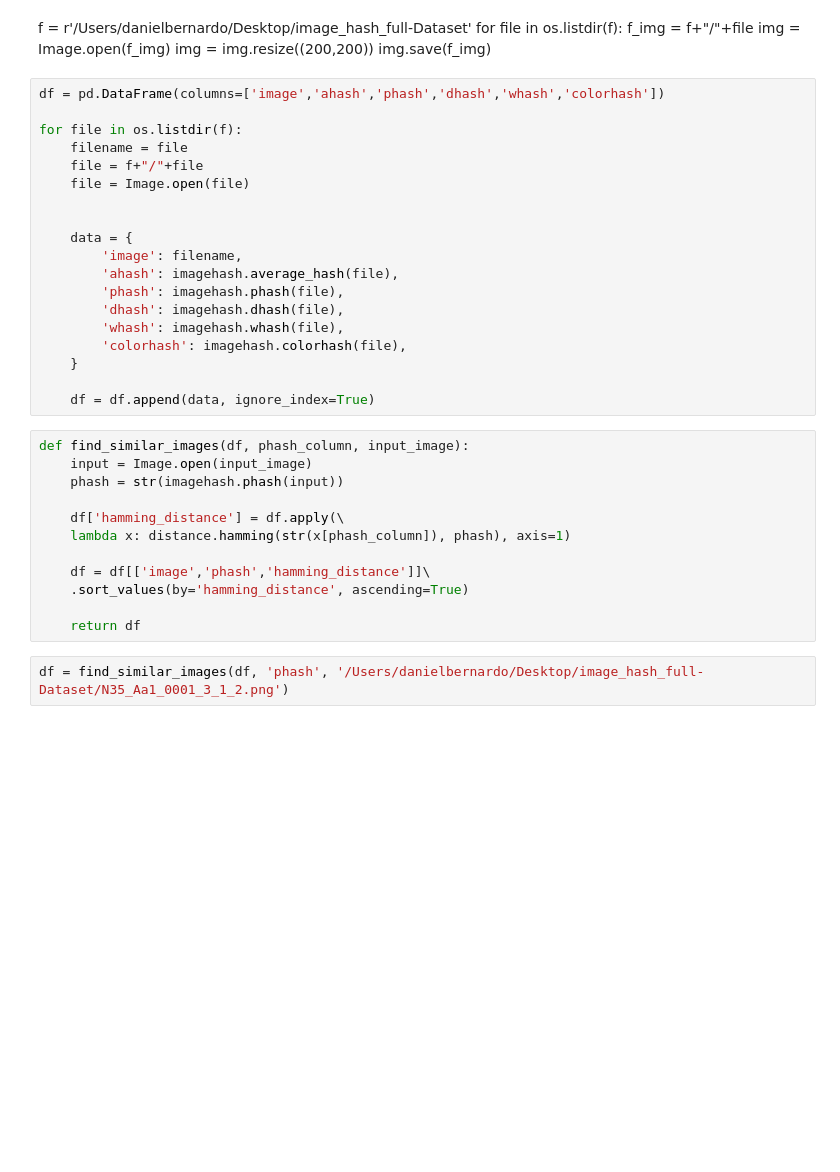
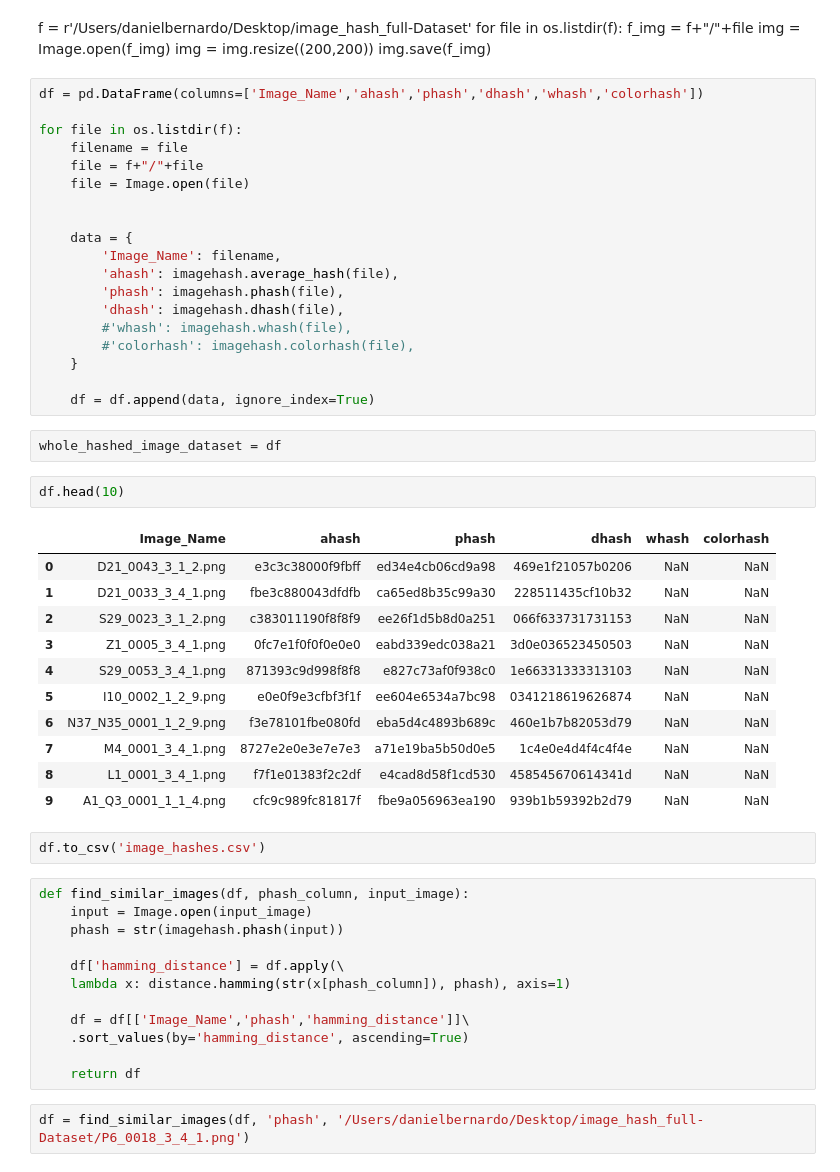
Before and after one commit to bernardodr/Hieratic_Web_App, a Jupyter notebook: server/Image_Hashing_phash.ipynb, the cells around one changed output. Saved outputs shown, nothing was run; the diff lists cells and outputs as text; blank space fills up the shorter version.

```diff
--- a/server/Image_Hashing_phash.ipynb
+++ b/server/Image_Hashing_phash.ipynb
@@ -39,7 +39,7 @@ for file in os.listdir(f):
     img = img.resize((200,200))
     img.save(f_img)
 # %%
-df = pd.DataFrame(columns=['image','ahash','phash','dhash','whash','colorhash'])
+df = pd.DataFrame(columns=['Image_Name','ahash','phash','dhash','whash','colorhash'])
 
 for file in os.listdir(f):
     filename = file
@@ -48,15 +48,33 @@ for file in os.listdir(f):
 
 
     data = {
-        'image': filename,
+        'Image_Name': filename,
         'ahash': imagehash.average_hash(file),
         'phash': imagehash.phash(file),
         'dhash': imagehash.dhash(file),
-        'whash': imagehash.whash(file),
-        'colorhash': imagehash.colorhash(file),
+        #'whash': imagehash.whash(file),
+        #'colorhash': imagehash.colorhash(file),
     }
 
     df = df.append(data, ignore_index=True)
+# %%
+whole_hashed_image_dataset = df
+# %%
+df.head(10)
+# %% [output]
+|  | Image_Name | ahash | phash | dhash | whash | colorhash |
+| 0 | D21_0043_3_1_2.png | e3c3c38000f9fbff | ed34e4cb06cd9a98 | 469e1f21057b0206 | NaN | NaN |
+| 1 | D21_0033_3_4_1.png | fbe3c880043dfdfb | ca65ed8b35c99a30 | 228511435cf10b32 | NaN | NaN |
+| 2 | S29_0023_3_1_2.png | c383011190f8f8f9 | ee26f1d5b8d0a251 | 066f633731731153 | NaN | NaN |
+| 3 | Z1_0005_3_4_1.png | 0fc7e1f0f0f0e0e0 | eabd339edc038a21 | 3d0e036523450503 | NaN | NaN |
+| 4 | S29_0053_3_4_1.png | 871393c9d998f8f8 | e827c73af0f938c0 | 1e66331333313103 | NaN | NaN |
+| 5 | I10_0002_1_2_9.png | e0e0f9e3cfbf3f1f | ee604e6534a7bc98 | 0341218619626874 | NaN | NaN |
+| 6 | N37_N35_0001_1_2_9.png | f3e78101fbe080fd | eba5d4c4893b689c | 460e1b7b82053d79 | NaN | NaN |
+| 7 | M4_0001_3_4_1.png | 8727e2e0e3e7e7e3 | a71e19ba5b50d0e5 | 1c4e0e4d4f4c4f4e | NaN | NaN |
+| 8 | L1_0001_3_4_1.png | f7f1e01383f2c2df | e4cad8d58f1cd530 | 458545670614341d | NaN | NaN |
+| 9 | A1_Q3_0001_1_1_4.png | cfc9c989fc81817f | fbe9a056963ea190 | 939b1b59392b2d79 | NaN | NaN |
+# %%
+df.to_csv('image_hashes.csv')
 # %%
 def find_similar_images(df, phash_column, input_image):
     input = Image.open(input_image)
@@ -65,10 +83,10 @@ def find_similar_images(df, phash_column, input_image):
     df['hamming_distance'] = df.apply(\
     lambda x: distance.hamming(str(x[phash_column]), phash), axis=1)
 
-    df = df[['image','phash','hamming_distance']]\
+    df = df[['Image_Name','phash','hamming_distance']]\
     .sort_values(by='hamming_distance', ascending=True)
 
     return df
 # %%
-df = find_similar_images(df, 'phash', '/Users/danielbernardo/Desktop/image_hash_full-Dataset/N35_Aa1_0001_3_1_2.png')
+df = find_similar_images(df, 'phash', '/Users/danielbernardo/Desktop/image_hash_full-Dataset/P6_0018_3_4_1.png')
 # %%
```
Also changed, not shown: parts of 10 cells of this notebook, 14 other files.
